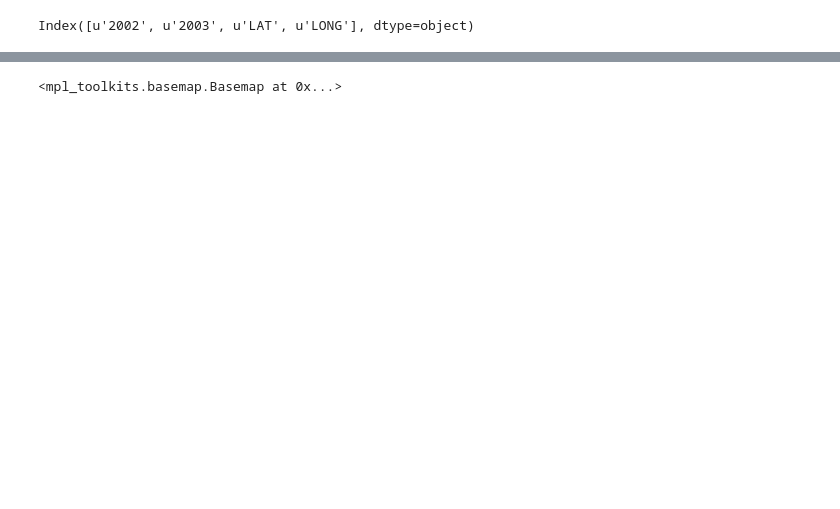
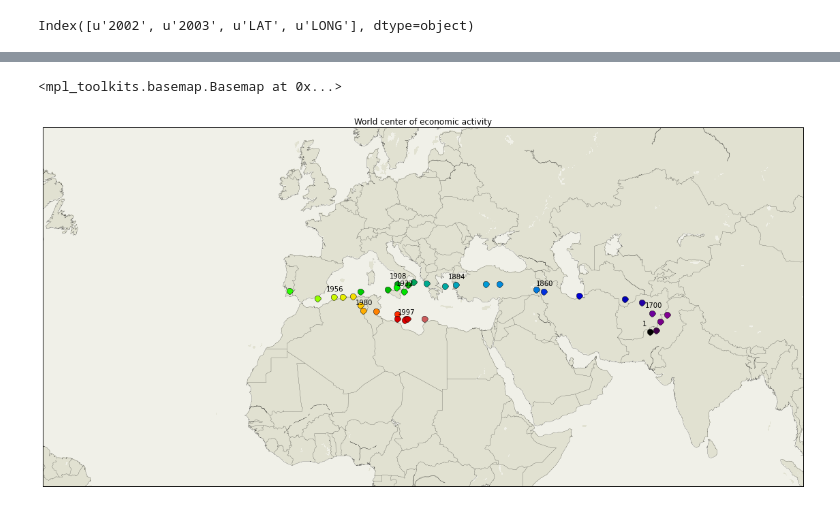
Before and after one commit to djv/world_economic_center, a Jupyter notebook: map.ipynb, the cells around one changed output, grey strips where cells are left out. Saved outputs shown, nothing was run; the diff lists cells and outputs as text; code cells hidden in the pictures; blank space fills up the shorter version.

```diff
--- a/map.ipynb
+++ b/map.ipynb
@@ -26,11 +27,11 @@ array(['Western Europe ', 'Austria ', 'Belgium ', 'Denmark ', 'Finland ',
 gdp.Country = gdp.Country.map(lambda s: s.strip())
 gdp.set_index('Country', inplace=True)
 # %%
-gdp2 = gdp.applymap(lambda v: v if type(v) == np.float64 else np.nan)
-gdp2.astype(float)
-gdp2.ix[:,0].fillna(0, inplace=True)
-gdp2.fillna(method='ffill', axis=1, inplace=True)
-gdp2.ix[:5,:5]
+gdp_fill = gdp.applymap(lambda v: v if type(v) == np.float64 else np.nan)
+gdp_fill.astype(float)
+gdp_fill.ix[:,0].fillna(0, inplace=True)
+gdp_fill.fillna(method='ffill', axis=1, inplace=True)
+gdp_fill.ix[:5,:5]
 # %% [output]
 |  | 1 | 1000 | 1500 | 1600 | 1700 |
 | Country |  |  |  |  |  |
@@ -54,0 +50,7 @@ coord.ix[:5,:5]
+# %%
+coord.Country[coord.Country=='Russia'] = 'Russian Federation'
+
+rf = gdp_fill.ix['Russian Federation']
+ussr = gdp_fill.ix['Total Former USSR']
+rf[rf==0] = ussr[rf==0]
+gdp_fill.ix['Russian Federation']
@@ -63,27 +97,29 @@ plt.plot([gdp.ix[:,x].count() for x in range(189)])
 # %%
-world = Basemap(resolution='l',projection='robin', area_thresh=10000,
+plt.figure(figsize=(20, 15))
+world = Basemap(resolution='l',projection='robin', area_thresh=20000,
             lat_0=10, lon_0=10)
 world = Basemap(resolution='l',projection='merc', area_thresh=10000,
             llcrnrlon=-60, llcrnrlat=0, urcrnrlon=100, urcrnrlat=60)
-world.drawcoastlines(linewidth=0.3)
-world.drawcountries(linewidth=0.3)
+world.drawcoastlines(linewidth=0.2)
+world.drawcountries(linewidth=0.2)
 world.drawlsmask(land_color='#E1E1D1', ocean_color='#F0F0E8')
 plt.title('World center of economic activity')
 
 t = 0
-years = [x for x in range(45) + range(45, 180, 5) + range(180, 189, 2)
-         if gdp.ix[:,x].count() > 14]
+years = [x for x in range(45) + range(45, 180, 6) + range(180, 189, 2)
+         if sum(gdp.ix[:,x].notnull()) > 14]
 N = len(years)
 for (c, i) in enumerate(years):
     year = joined.ix[:,i]
     lat, lon = year * joined.LAT, year * joined.LONG
     total = sum(year)
     x, y = world(sum(lon)/total, sum(lat)/total)
     world.plot(x, y, 'o', color=cm.spectral(float(c)/N), markersize=9)
+    if t%4 == 0:
+        plt.annotate(joined.columns[i], xy=(x-150000, y+140000))
     t += 1
-    if t%5 == 0:
-        plt.annotate(joined.columns[i], xy=(x-150000, y+140000))
 
 world
 # %% [output]
 <mpl_toolkits.basemap.Basemap at 0x...>
+[figure, added]
```
Also changed, not shown: parts of 9 cells of this notebook.
